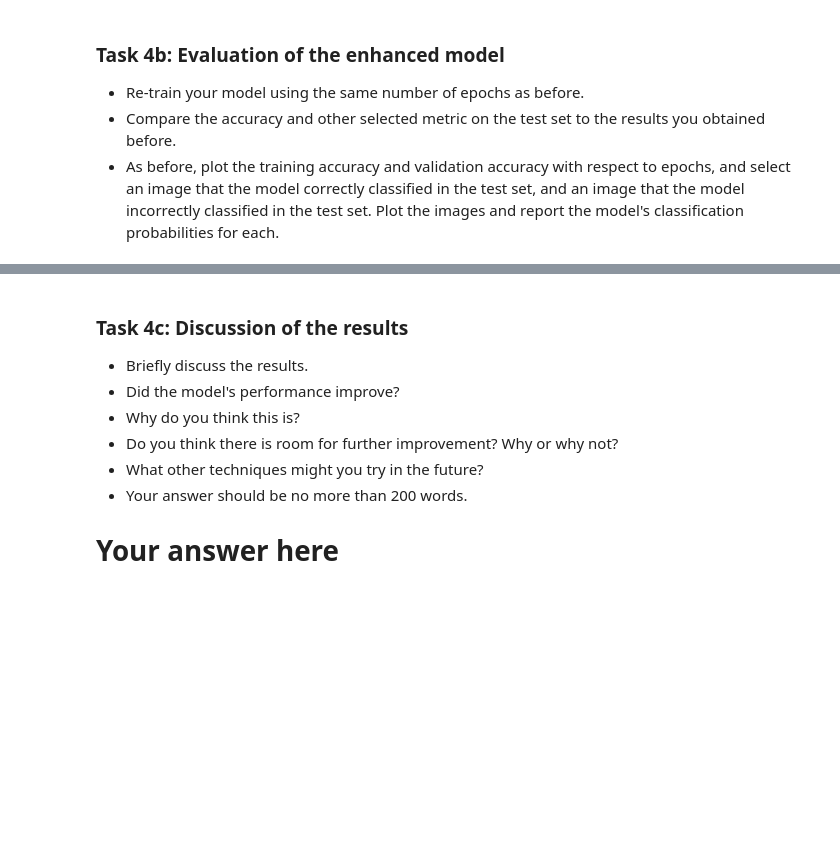
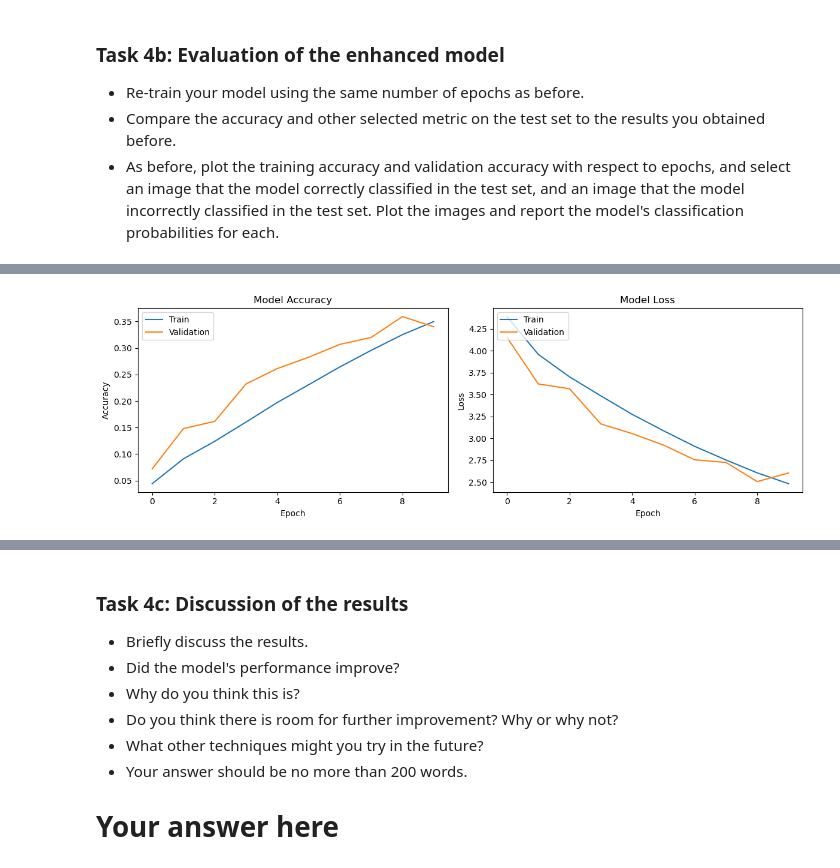
Before and after one commit to s-gunde/deep_learning, a Jupyter notebook: 02_activities/assignments/assignment_1.ipynb, the cells around one changed output, grey strips where cells are left out. Saved outputs shown, nothing was run; the diff lists cells and outputs as text; code cells hidden in the pictures; blank space fills up the shorter version.

```diff
--- a/02_activities/assignments/assignment_1.ipynb
+++ b/02_activities/assignments/assignment_1.ipynb
@@ -477,4 +548,8 @@ plt.show()
 - Compare the accuracy and other selected metric on the test set to the results you obtained before.
 - As before, plot the training accuracy and validation accuracy with respect to epochs, and select an image that the model correctly classified in the test set, and an image that the model incorrectly classified in the test set. Plot the images and report the model's classification probabilities for each.
 # %%
-# Your code here
+# Compile the model
+model_updated.compile(optimizer='adam', loss='categorical_crossentropy', metrics=['accuracy'])
+
+# Train the model
+history = model_updated.fit(x_train, y_train, epochs=10, batch_size=32, validation_data=(x_val, y_val)) # retraining the model with epochs used in my first model
@@ -480,0 +630,79 @@ plt.show()
+# %%
+import matplotlib.pyplot as plt
+import numpy as np
+
+# Function to plot training and validation accuracy & loss
+def plot_training_history(history):
+    """
+    Plots the training history: accuracy and loss for both training and validation sets.
+    """
+    plt.figure(figsize=(12, 4))
+
+    # Plot training & validation accuracy
+    plt.subplot(1, 2, 1)
+    plt.plot(history.history['accuracy'], label='Train')
+    plt.plot(history.history['val_accuracy'], label='Validation')
+    plt.title('Model Accuracy')
+    plt.xlabel('Epoch')
+    plt.ylabel('Accuracy')
+    plt.legend(loc='upper left')
+
+    # Plot training & validation loss
+    plt.subplot(1, 2, 2)
+    plt.plot(history.history['loss'], label='Train')
+    plt.plot(history.history['val_loss'], label='Validation')
+    plt.title('Model Loss')
+    plt.xlabel('Epoch')
+    plt.ylabel('Loss')
+    plt.legend(loc='upper left')
+
+    plt.tight_layout()
+    plt.show()
+
+# Function to plot an image with predicted probabilities and true label
+def plot_image_with_probabilities(image, true_label, predicted_probs, num_classes=100):
+    """
+    Displays an image with its true label and predicted probabilities.
+    """
+    # Display the image
+    plt.imshow(image)
+    plt.title(f"True label: {true_label}\nPredicted probabilities:\n{predicted_probs}")
+    plt.axis('off')
+    plt.show()
+
+# Function to evaluate and plot the results
+def evaluate_and_plot(model, x_test, y_test, y_pred):
+    """
+    Evaluates the model performance, compares predicted labels, and visualizes results.
+    """
+    # Get predicted class labels
+    y_pred_classes = np.argmax(y_pred, axis=1)
+    y_true = np.argmax(y_test, axis=1)
+
+    # Identify correctly and incorrectly classified images
+    correct_indices = np.where(y_pred_classes == y_true)[0]
+    incorrect_indices = np.where(y_pred_classes != y_true)[0]
+
+    # Plot training/validation accuracy and loss
+    plot_training_history(history)
+
+    # Plot a correctly classified image
+    correct_index = correct_indices[0]
+    correct_image = x_test[correct_index]
+    correct_true_label = y_true[correct_index]
+    correct_predicted_probs = y_pred[correct_index]
+
+    plot_image_with_probabilities(correct_image, correct_true_label, correct_predicted_probs)
+
+    # Plot an incorrectly classified image
+    incorrect_index = incorrect_indices[0]
+    incorrect_image = x_test[incorrect_index]
+    incorrect_true_label = y_true[incorrect_index]
+    incorrect_predicted_probs = y_pred[incorrect_index]
+
+    plot_image_with_probabilities(incorrect_image, incorrect_true_label, incorrect_predicted_probs)
+
+
+evaluate_and_plot(model_updated, x_test, y_test, y_pred)
+# %% [output]
+[figure, added]
```
Also changed, not shown: parts of 12 cells of this notebook.
